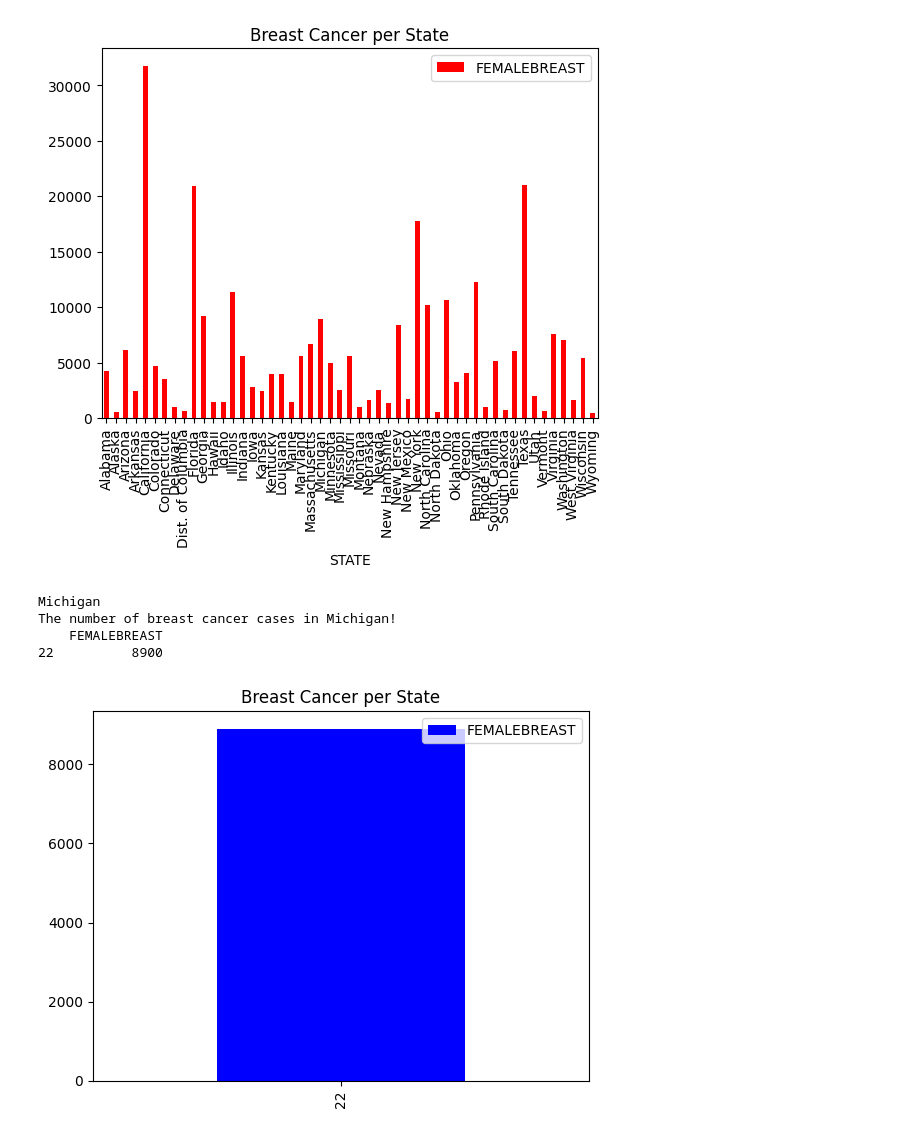
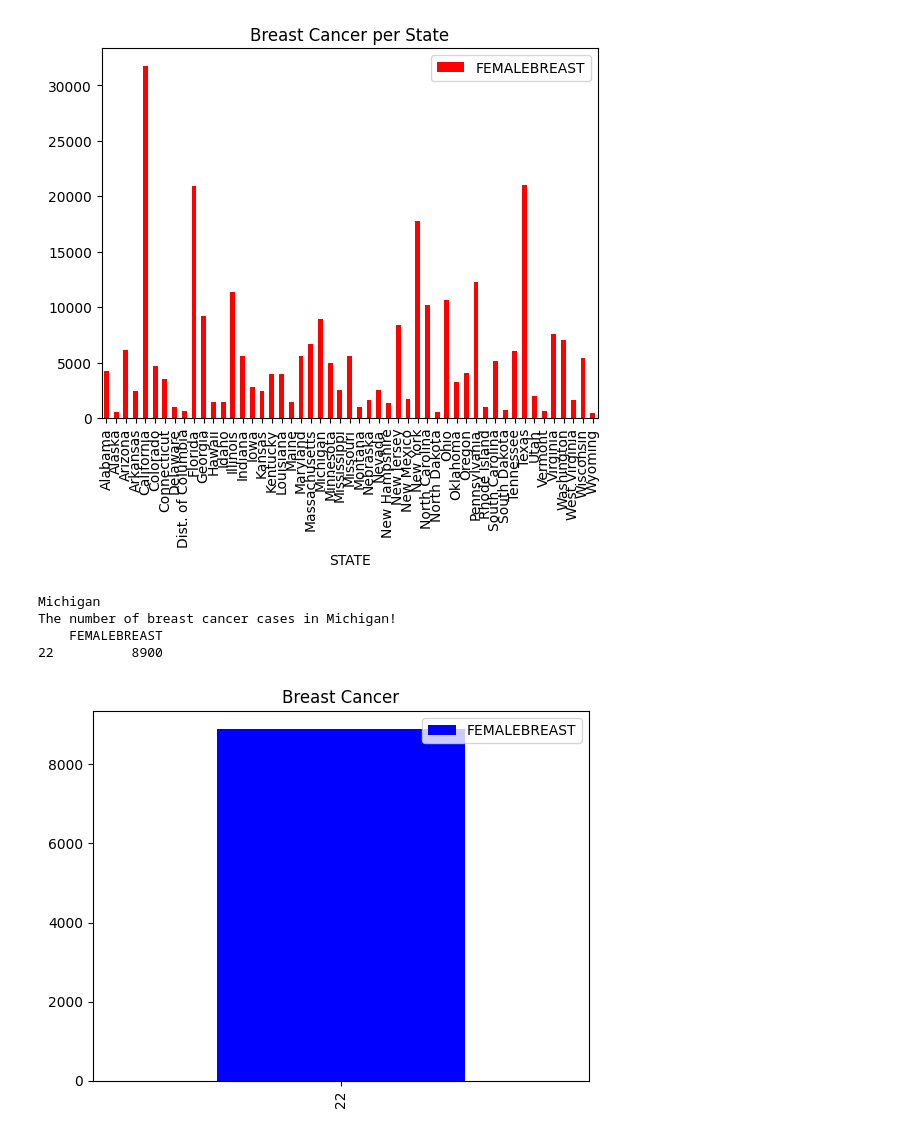
Before and after one commit to bjhdecember/Cancer, a Jupyter notebook: Cancer/Breastcancer.ipynb, the cells around one changed output. Cells and saved outputs as stored; diff of their text form; code cells hidden in the pictures.

```diff
--- a/Cancer/Breastcancer.ipynb
+++ b/Cancer/Breastcancer.ipynb
@@ -150,30 +156,30 @@ plt.show(df.plot)
 # %%
 import matplotlib.pyplot as plt
 
 df = pd.read_excel(r'Data/Cancer_Data.xlsx')
 
 Look_State = input (' What stete do you want: ')
 print(Look_State)
 
 print("The number of breast cancer cases in " + Look_State + "!")
 
 df = df.loc[df['STATE']==Look_State,['FEMALEBREAST']]
 #print("KEYS",df.keys())
 print(df)
 
 
-
+#Plotting the breast cancer cases for a specific state.
 
 df.plot(kind = 'bar', y = 'FEMALEBREAST',
-        color = 'blue', title = 'Breast Cancer per State')
+        color = 'blue', title = 'Breast Cancer')
 
 plt.show(df.plot)
 # %% [output]
 Michigan
 The number of breast cancer cases in Michigan!
     FEMALEBREAST
 22          8900
-[figure, old version]
+[figure, new version]
 # %%
 import matplotlib.pyplot as plt
 df = pd.read_excel(r'Data/Cancer_Data.xlsx')
```
Also changed, not shown: parts of 15 cells of this notebook, 1 other file.
